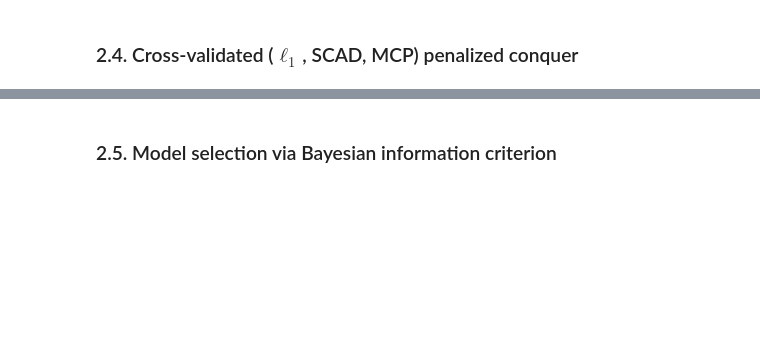
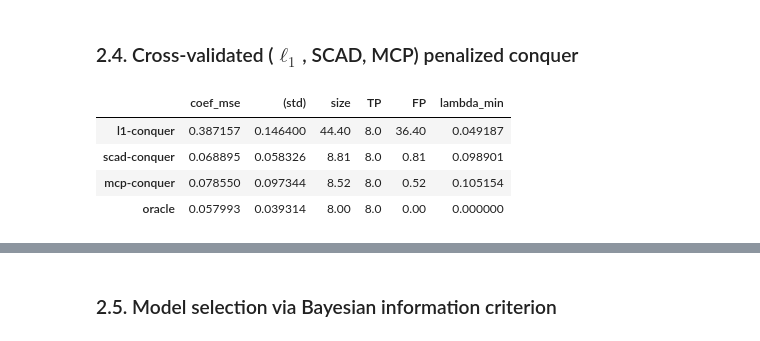
Before and after one commit to WenxinZhou/conquer, a Jupyter notebook: experiments/highd_examples.ipynb, the cells around one changed output, grey strips where cells are left out. Cells and saved outputs as stored; diff of their text form; code cells hidden in the pictures; blank space fills up the shorter version.

```diff
--- a/experiments/highd_examples.ipynb
+++ b/experiments/highd_examples.ipynb
@@ -403,55 +365,67 @@ outcome
 # %% [markdown]
 ### 2.4. Cross-validated ($\ell_1$, SCAD, MCP) penalized conquer
 # %%
-nlambda = 40
-M = 100
-
+nlambda, M = 50, 100
 runtime = np.zeros(4)
-est_beta = np.zeros([p+1, 4])
 cv_err = np.zeros([4, nlambda, M])
 # [coef_se, model_size, true_pos, false_pos, lambda_min]
-metrics = np.zeros([4, 5, M])
+cv_out = np.zeros([4, 5, M])
 
 for m in range(M):
     X = rgt.multivariate_normal(mean=Mu, cov=Sig, size=n)
     Y = itcp + X.dot(beta) + rgt.standard_t(2,n) - spstat.t.ppf(tau, df=2)
+    cv_sqr = cv_lambda(X, Y, intercept=True)
 
-    sqr = high_dim(X, Y, intercept=True)
-    lambda_max = np.max(sqr.self_tuning(tau))
-    lambda_seq = np.linspace(0.25*lambda_max, lambda_max, nlambda)
-    bw = sqr.bandwidth(tau)
-
-    cv_sqr = cv_lambda(X, Y, intercept=True)
     tic = time.time()
-    cv_l1 = cv_sqr.fit(tau=tau, h=bw, lambda_seq=lambda_seq, penalty="L1", nfolds=10)
-    est_beta[:, 0] = cv_l1['cv_beta']
+    cv_l1 = cv_sqr.fit(tau=tau, nlambda=nlambda, \
+                       penalty="L1", nfolds=8)
     runtime[0] +=  time.time() - tic
 
     tic = time.time()
-    cv_scad = cv_sqr.fit(tau=tau, h=bw, lambda_seq=lambda_seq, penalty="SCAD", a=3.7, nfolds=10)
-    est_beta[:, 1] = cv_scad['cv_beta']
+    cv_scad = cv_sqr.fit(tau=tau, lambda_seq=cv_l1['lambda_seq'], \
+                         penalty="SCAD", a=3.7, nfolds=8)
     runtime[1] +=  time.time() - tic
 
     tic = time.time()
-    cv_mcp = cv_sqr.fit(tau=tau, h=bw, lambda_seq=lambda_seq, penalty="MCP", a=3, nfolds=10)
-    est_beta[:, 2] = cv_mcp['cv_beta']
+    cv_mcp = cv_sqr.fit(tau=tau, lambda_seq=cv_l1['lambda_seq'], \
+                        penalty="MCP", a=3, nfolds=8)
     runtime[2] +=  time.time() - tic
 
     tic = time.time()
-    ora_model = low_dim(X[:,true_set], Y).fit(tau=tau)
+    ora = low_dim(X[:,true_set], Y).fit(tau=tau)
     runtime[3] += time.time() - tic
-    est_beta[true_set+1, 3] = ora_model['beta'][1:]
 
-    est_loc = np.sign(abs(est_beta[1:,:]))
+    est = np.c_[(cv_l1['cv_beta'], cv_scad['cv_beta'], cv_mcp['cv_beta'], np.zeros(p+1))]
+    est[0,3], est[1:,3][beta!=0] = ora['beta'][0], ora['beta'][1:]
+    est = pd.DataFrame(est)
+
     # squared L2-error (coefficients)
-    metrics[:,0,m] = np.sum((est_beta[1:,:] - beta[:,None])**2, axis=0)
+    cv_out[:,0,m] = (est.iloc[1:] - beta[:,None]).pow(2).sum(axis=0)
     # selected model size
-    metrics[:,1,m] = np.sum(est_loc, axis=0)
+    cv_out[:,1,m] = est.iloc[1:].ne(0).sum(axis=0)
     # true positives
-    metrics[:,2,m] = np.sum(est_loc*true_loc[:,None], axis=0)
+    cv_out[:,2,m] = (est.iloc[1:].ne(0) * (beta!=0)[:,None]).sum(axis=0)
     # false positives
-    metrics[:,3,m] = metrics[:,1,m] - metrics[:,2,m]
-    # lambda_min (the value of lambda that gives minimum mean cross-validated error)
-    metrics[0,4,m], metrics[1,4,m], metrics[2,4,m] = cv_l1['lambda_min'], cv_scad['lambda_min'], cv_mcp['lambda_min']
+    cv_out[:,3,m] = cv_out[:,1,m] - cv_out[:,2,m]
+    # lambda_min (the value of lambda that gives minimum mean CV error)
+    cv_out[:3,4,m] = np.array([cv_l1['lambda_min'], cv_scad['lambda_min'], cv_mcp['lambda_min']])
     # CV error
-    cv_err[0,:,m], cv_err[1,:,m], cv_err[2,:,m] = cv_l1['cv_err'], cv_scad['cv_err'], cv_mcp['cv_err']
+    cv_err[0,:,m] = cv_l1['cv_err']
+    cv_err[1,:,m] = cv_scad['cv_err']
+    cv_err[2,:,m] = cv_mcp['cv_err']
+
+cv_table = np.zeros((4, 6))
+cv_table[:,0] = np.mean(cv_out[:,0,:], axis=1)
+cv_table[:,1] = np.std(cv_out[:,0,:], axis=1)
+cv_table[:,2] = np.mean(cv_out[:,1,:], axis=1)
+cv_table[:,3] = np.mean(cv_out[:,2,:], axis=1)
+cv_table[:,4] = np.mean(cv_out[:,3,:], axis=1)
+cv_table[:,5] = np.mean(cv_out[:,4,:], axis=1)
+pd.DataFrame(cv_table, columns=['coef_mse','(std)','size','TP','FP','lambda_min'],
+             index=["l1-conquer", "scad-conquer","mcp-conquer","oracle"])
+# %% [output]
+|  | coef_mse | (std) | size | TP | FP | lambda_min |
+| l1-conquer | 0.387157 | 0.146400 | 44.40 | 8.0 | 36.40 | 0.049187 |
+| scad-conquer | 0.068895 | 0.058326 | 8.81 | 8.0 | 0.81 | 0.098901 |
+| mcp-conquer | 0.078550 | 0.097344 | 8.52 | 8.0 | 0.52 | 0.105154 |
+| oracle | 0.057993 | 0.039314 | 8.00 | 8.0 | 0.00 | 0.000000 |
```
Also changed, not shown: parts of 20 cells of this notebook.
